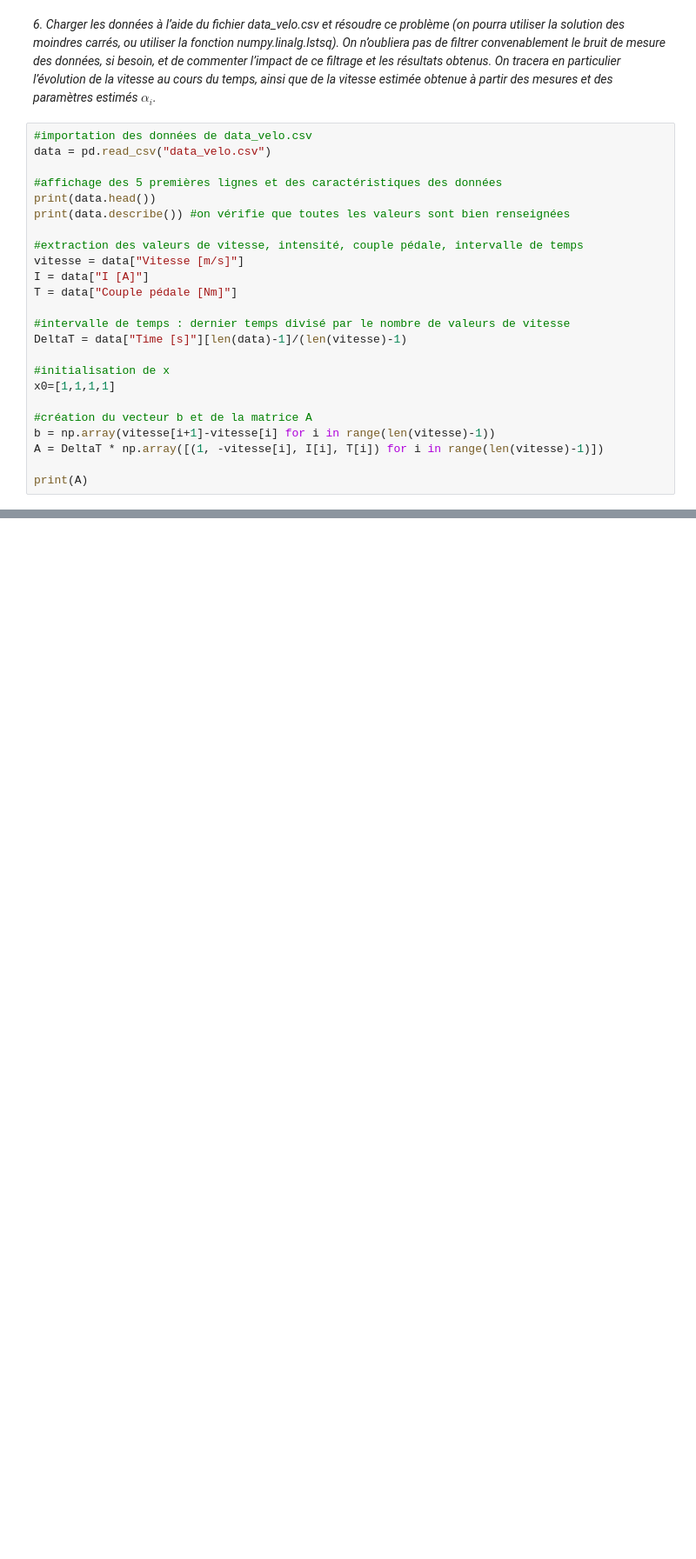
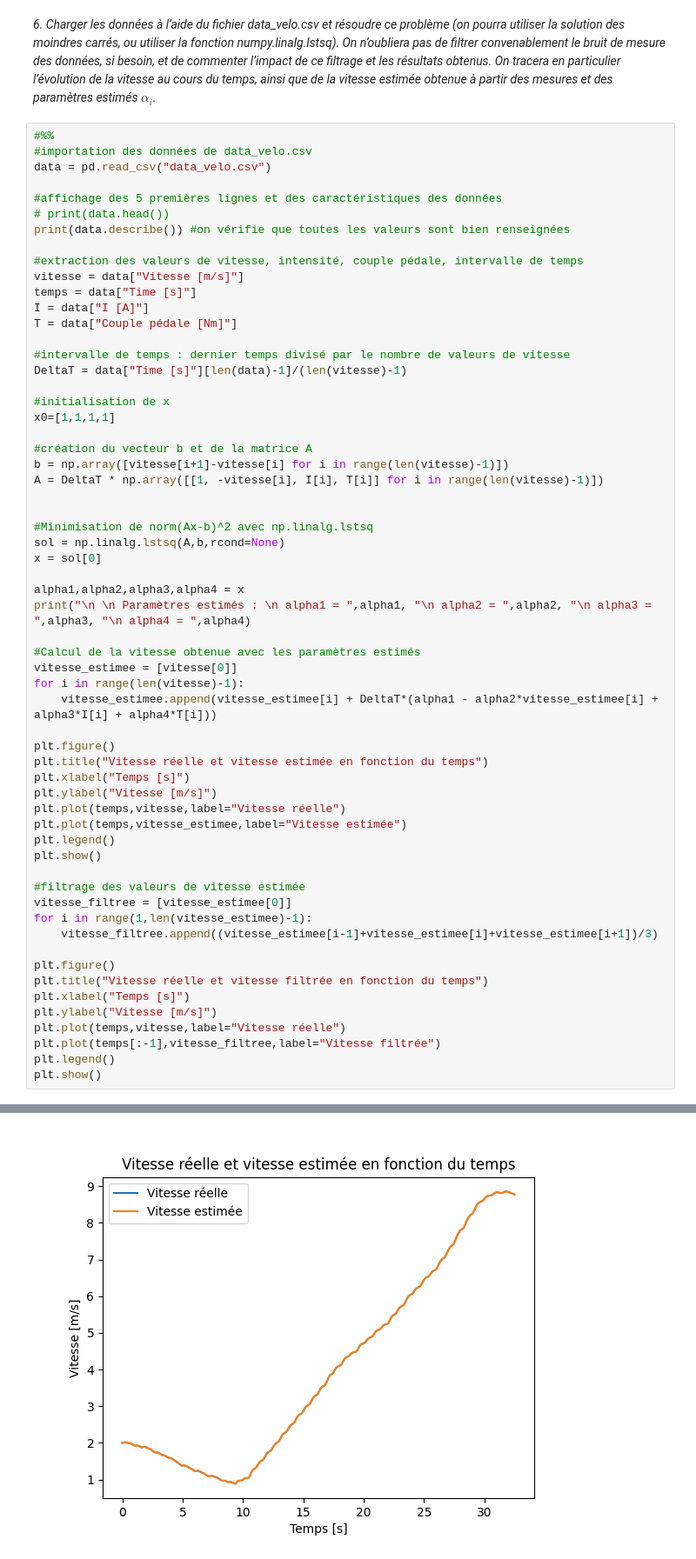
Before and after one commit to AugustinFrr/Optim_G6, a Jupyter notebook: Notebook_projet.ipynb, the cells around one changed output, grey strips where cells are left out. Shown: that part at 87% size. Drawn from its saved outputs; the diff is of its cells as text; blank space fills up the shorter version.

```diff
--- a/Notebook_projet.ipynb
+++ b/Notebook_projet.ipynb
@@ -90,15 +92,17 @@ On cherche alors à minimiser $\|Ax - b\|^2$
 # %% [markdown]
 *6. Charger les données à l’aide du fichier data_velo.csv et résoudre ce problème (on pourra utiliser la solution des moindres carrés, ou utiliser la fonction numpy.linalg.lstsq). On n’oubliera pas de filtrer convenablement le bruit de mesure des données, si besoin, et de commenter l’impact de ce filtrage et les résultats obtenus. On tracera en particulier l’évolution de la vitesse au cours du temps, ainsi que de la vitesse estimée obtenue à partir des mesures et des paramètres estimés $\alpha_i$.*
 # %%
+#%%
 #importation des données de data_velo.csv
 data = pd.read_csv("data_velo.csv")
 
 #affichage des 5 premières lignes et des caractéristiques des données
-print(data.head())
+# print(data.head())
 print(data.describe()) #on vérifie que toutes les valeurs sont bien renseignées
 
 #extraction des valeurs de vitesse, intensité, couple pédale, intervalle de temps
 vitesse = data["Vitesse [m/s]"]
+temps = data["Time [s]"]
 I = data["I [A]"]
 T = data["Couple pédale [Nm]"]
 
@@ -109,8 +113,42 @@ DeltaT = data["Time [s]"][len(data)-1]/(len(vitesse)-1)
 x0=[1,1,1,1]
 
 #création du vecteur b et de la matrice A
-b = np.array(vitesse[i+1]-vitesse[i] for i in range(len(vitesse)-1))
-A = DeltaT * np.array([(1, -vitesse[i], I[i], T[i]) for i in range(len(vitesse)-1)])
+b = np.array([vitesse[i+1]-vitesse[i] for i in range(len(vitesse)-1)])
+A = DeltaT * np.array([[1, -vitesse[i], I[i], T[i]] for i in range(len(vitesse)-1)])
 
-print(A)
+
+#Minimisation de norm(Ax-b)^2 avec np.linalg.lstsq
+sol = np.linalg.lstsq(A,b,rcond=None)
+x = sol[0]
+
+alpha1,alpha2,alpha3,alpha4 = x
+print("\n \n Paramètres estimés : \n alpha1 = ",alpha1, "\n alpha2 = ",alpha2, "\n alpha3 = ",alpha3, "\n alpha4 = ",alpha4)
+
+#Calcul de la vitesse obtenue avec les paramètres estimés
+vitesse_estimee = [vitesse[0]]
+for i in range(len(vitesse)-1):
+    vitesse_estimee.append(vitesse_estimee[i] + DeltaT*(alpha1 - alpha2*vitesse_estimee[i] + alpha3*I[i] + alpha4*T[i]))
+
+plt.figure()
+plt.title("Vitesse réelle et vitesse estimée en fonction du temps")
+plt.xlabel("Temps [s]")
+plt.ylabel("Vitesse [m/s]")
+plt.plot(temps,vitesse,label="Vitesse réelle")
+plt.plot(temps,vitesse_estimee,label="Vitesse estimée")
+plt.legend()
+plt.show()
+
+#filtrage des valeurs de vitesse estimée
+vitesse_filtree = [vitesse_estimee[0]]
+for i in range(1,len(vitesse_estimee)-1):
+    vitesse_filtree.append((vitesse_estimee[i-1]+vitesse_estimee[i]+vitesse_estimee[i+1])/3)
+
+plt.figure()
+plt.title("Vitesse réelle et vitesse filtrée en fonction du temps")
+plt.xlabel("Temps [s]")
+plt.ylabel("Vitesse [m/s]")
+plt.plot(temps,vitesse,label="Vitesse réelle")
+plt.plot(temps[:-1],vitesse_filtree,label="Vitesse filtrée")
+plt.legend()
+plt.show()
 # %% [output]
@@ -133,0 +172 @@ min       0.000000     0.000000       0.885017            0.000000
+[figure, added]
```
Also changed, not shown: parts of 3 cells of this notebook, 1 other file.
